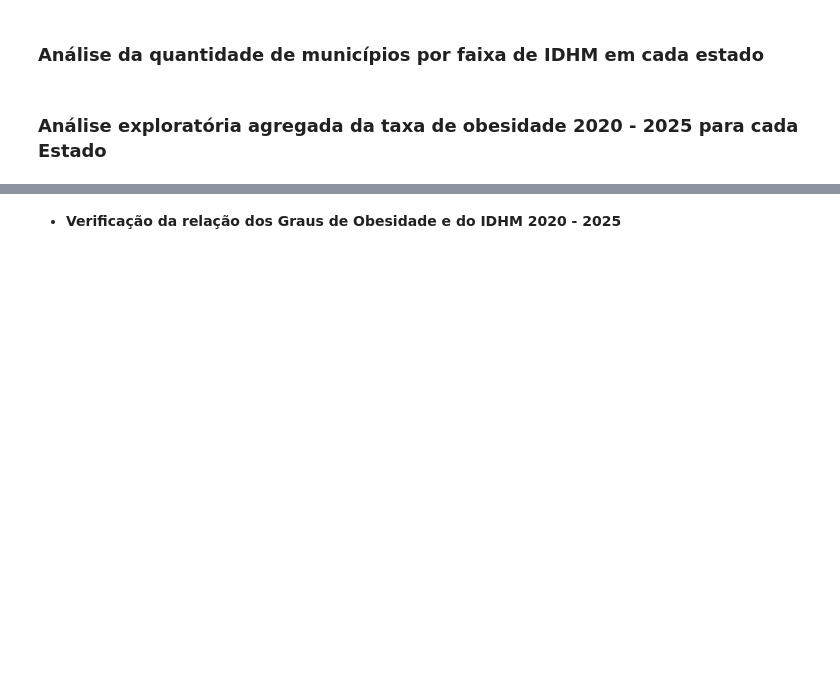
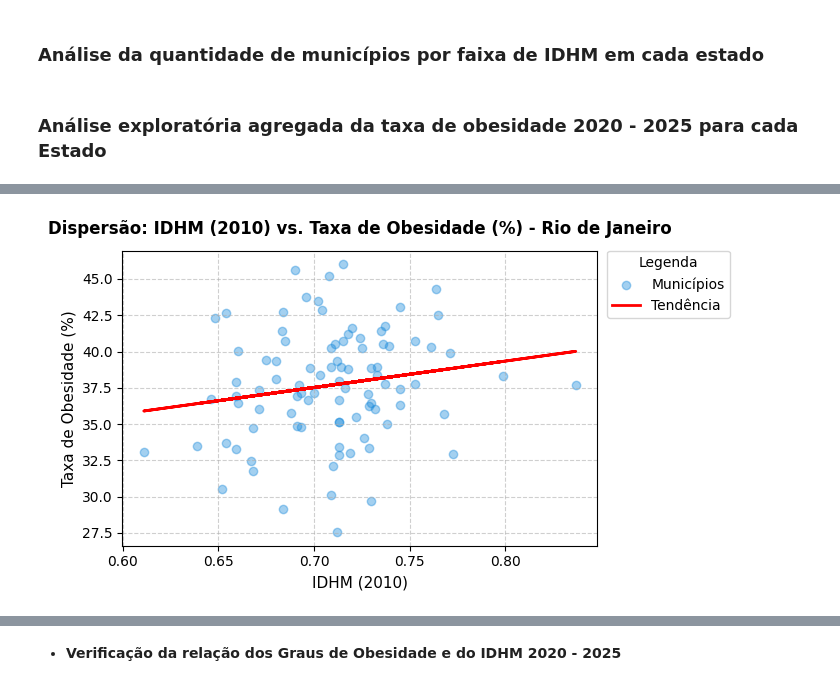
Before and after one commit to CrisEngComp/analise_obesidade_sudeste_brasileiro, a Jupyter notebook: analise_obesidade_funcoes.ipynb, the cells around one changed output, grey strips where cells are left out. Saved outputs shown, nothing was run; the diff lists cells and outputs as text; code cells hidden in the pictures; blank space fills up the shorter version.

```diff
--- a/analise_obesidade_funcoes.ipynb
+++ b/analise_obesidade_funcoes.ipynb
@@ -448,0 +503,4 @@ plt.show()
+# %%
+grafico_IDHM_Obesidade(df_consolidado_rj, 'Rio de Janeiro')
+# %% [output]
+[figure, added]
```
Also changed, not shown: parts of 23 cells of this notebook.
